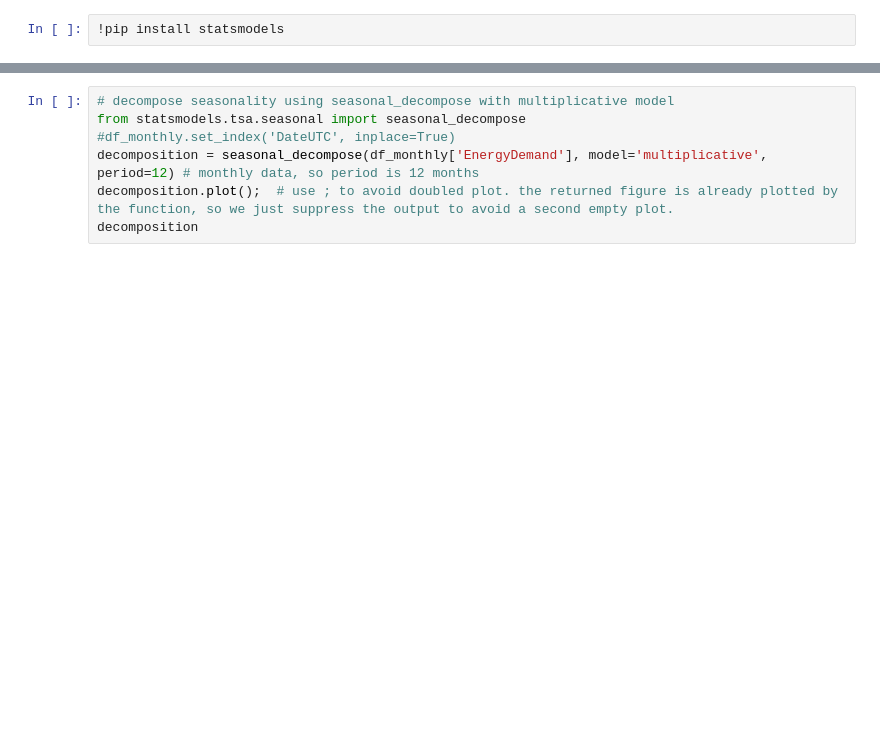
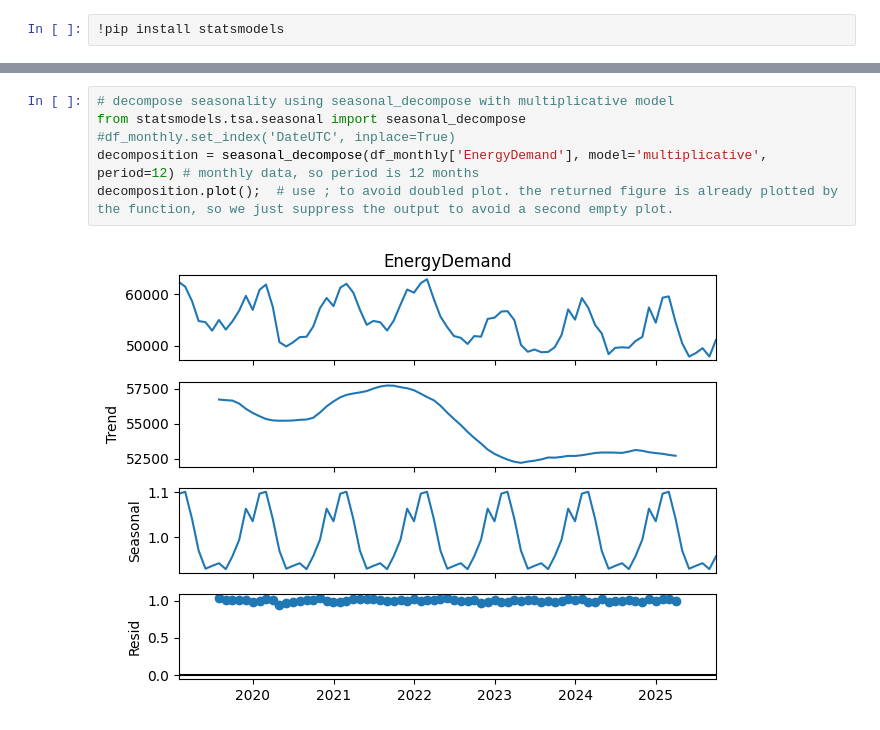
Before and after one commit to SW-oasen/electricity_demannd_de, a Jupyter notebook: notebook/01_eda_energy.ipynb, the cells around one changed output, grey strips where cells are left out. Drawn from its saved outputs; the diff is of its cells as text; blank space fills up the shorter version.

```diff
--- a/notebook/01_eda_energy.ipynb
+++ b/notebook/01_eda_energy.ipynb
@@ -168,10 +205,11 @@ decomposition.plot();  # use ; to avoid doubled plot. the returned figure is alr
 # %%
 # decompose seasonality using seasonal_decompose with multiplicative model
 from statsmodels.tsa.seasonal import seasonal_decompose
 #df_monthly.set_index('DateUTC', inplace=True)
 decomposition = seasonal_decompose(df_monthly['EnergyDemand'], model='multiplicative', period=12) # monthly data, so period is 12 months
 decomposition.plot();  # use ; to avoid doubled plot. the returned figure is already plotted by the function, so we just suppress the output to avoid a second empty plot.
-decomposition
+# %% [output]
+[figure, added]
 # %%
 import numpy as np
 import matplotlib.pyplot as plt
```
Also changed, not shown: parts of 18 cells of this notebook, 16 other files.
